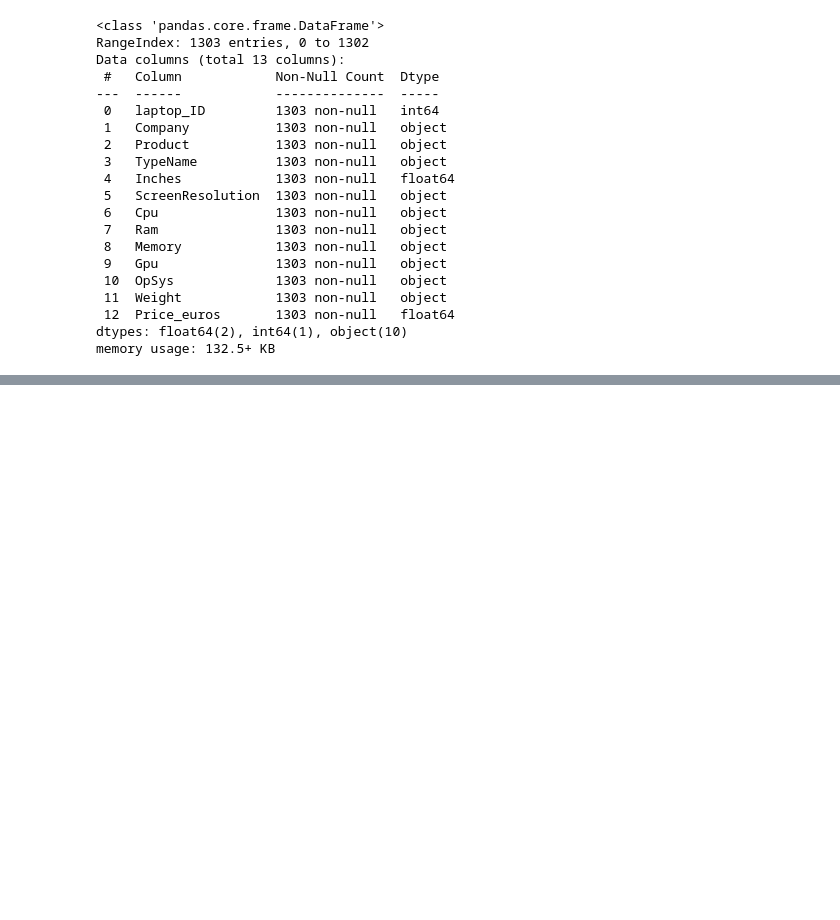
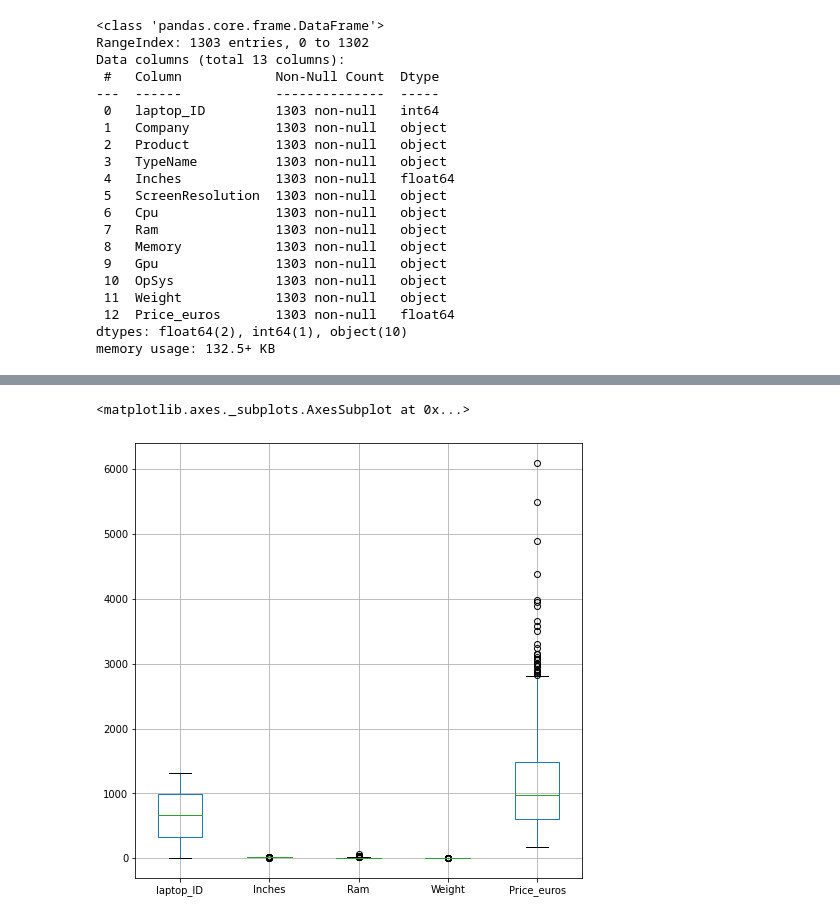
Before and after one commit to Preeti27092000/laptop_price_linear_regression, a Jupyter notebook: laptop_price.ipynb, the cells around one changed output, grey strips where cells are left out. Saved outputs shown, nothing was run; the diff lists cells and outputs as text; code cells hidden in the pictures; blank space fills up the shorter version.

```diff
--- a/laptop_price.ipynb
+++ b/laptop_price.ipynb
@@ -76,0 +260,5 @@ sns.
+# %%
+df.boxplot()
+# %% [output]
+<matplotlib.axes._subplots.AxesSubplot at 0x...>
+[figure, added]
```
Also changed, not shown: parts of 20 cells of this notebook.
